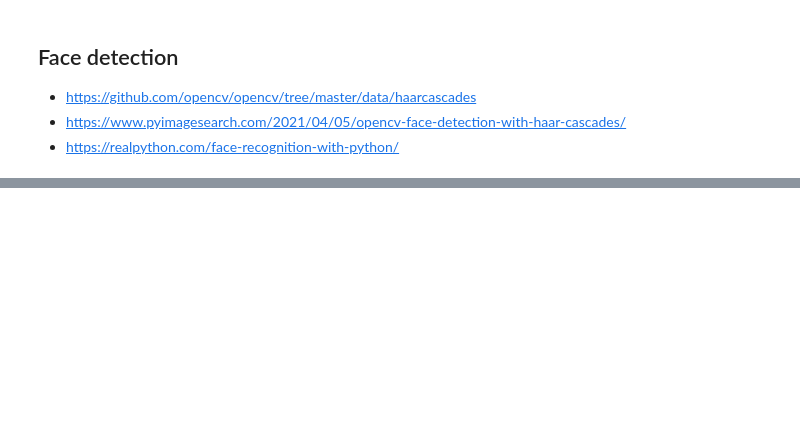
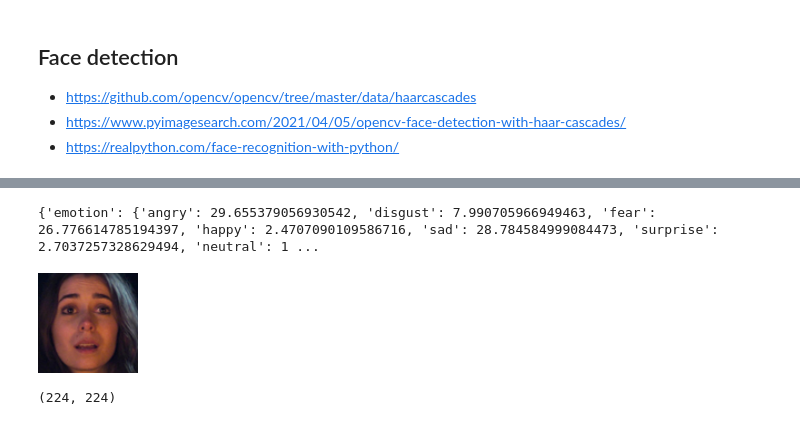
Before and after one commit to dataforgoodfr/bechdelai, a Jupyter notebook: notebooks/20211029 - Exploration of videos.ipynb, the cells around one changed output, grey strips where cells are left out. Cells and saved outputs as stored; diff of their text form; code cells hidden in the pictures; blank space fills up the shorter version.

```diff
--- a/notebooks/20211029 - Exploration of videos.ipynb
+++ b/notebooks/20211029 - Exploration of videos.ipynb
@@ -49,0 +99,6 @@ SystemError: <class 'cv2.CascadeClassifier'> returned a result with an error set
+# %%
+print(frames.faces[1].analyze())
+frames.faces[1]
+# %% [output]
+{'emotion': {'angry': 29.655379056930542, 'disgust': 7.990705966949463, 'fear': 26.776614785194397, 'happy': 2.4707090109586716, 'sad': 28.784584999084473, 'surprise': 2.7037257328629494, 'neutral': 1 ...
+[figure, added]
@@ -49,0 +110,6 @@ SystemError: <class 'cv2.CascadeClassifier'> returned a result with an error set
+# %%
+model = VGGFace.loadModel()
+input_shape = model.layers[0].input_shape[0][1:3]
+input_shape
+# %% [output]
+(224, 224)
```
Also changed, not shown: parts of 37 cells of this notebook, 14 other files.
